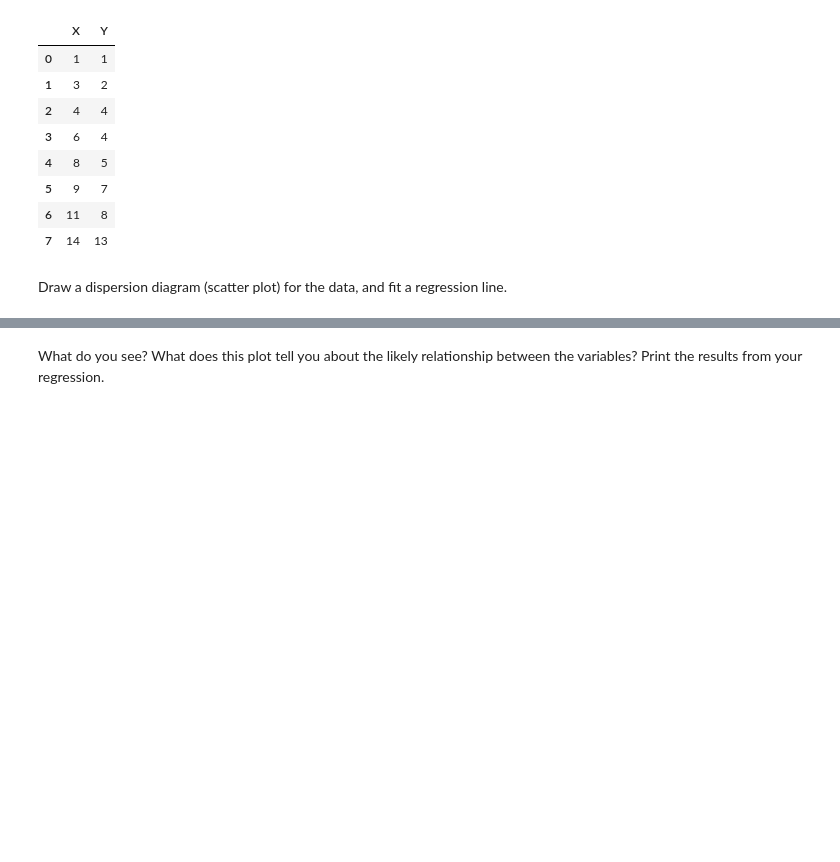
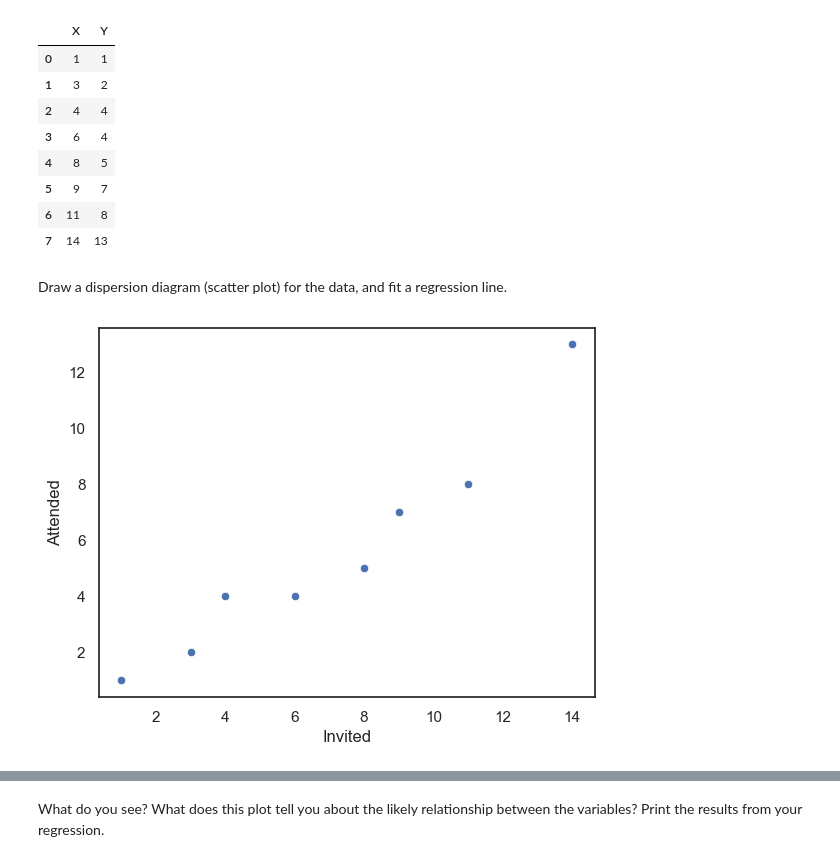
Before and after one commit to Ironhack-Data-Madrid-Abril-2023/7.3-lab_regression_analysis, a Jupyter notebook: your-code.ipynb, the cells around one changed output, grey strips where cells are left out. Saved outputs shown, nothing was run; the diff lists cells and outputs as text; code cells hidden in the pictures; blank space fills up the shorter version.

```diff
--- a/your-code.ipynb
+++ b/your-code.ipynb
@@ -297,0 +296,10 @@ Draw a dispersion diagram (scatter plot) for the data, and fit a regression line
+# %%
+# Your code here.
+# dispersion diagram
+sns.scatterplot(parties.X,parties.Y)
+plt.xlabel('Invited')
+plt.ylabel('Attended')
+
+plt.show();
+# %% [output]
+[figure, added]
```
Also changed, not shown: parts of 5 cells of this notebook.
